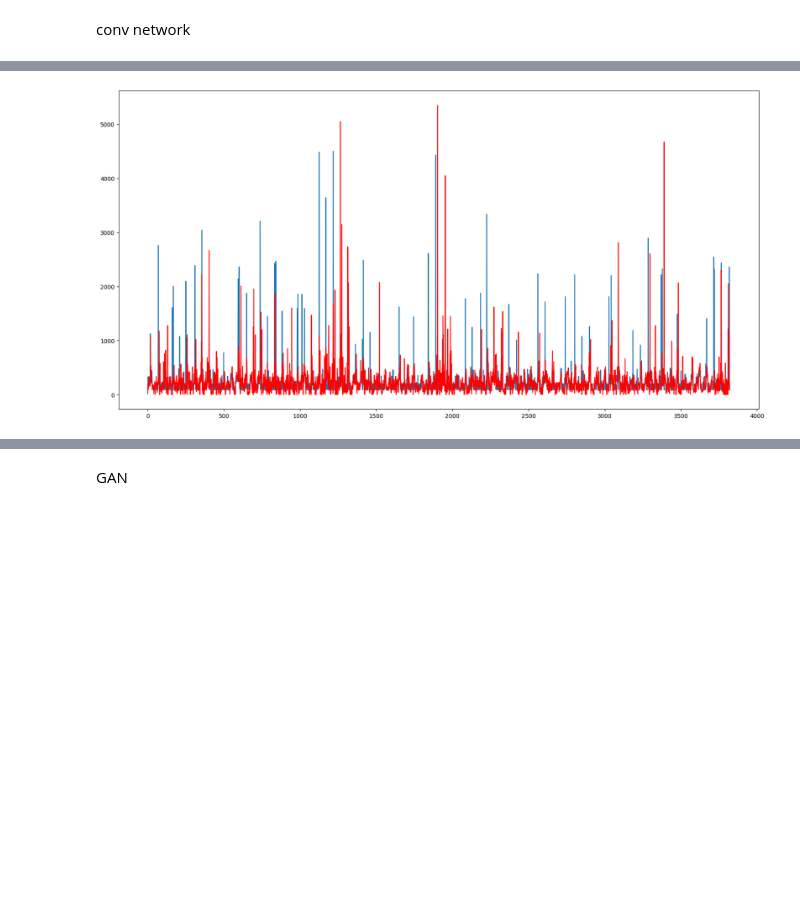
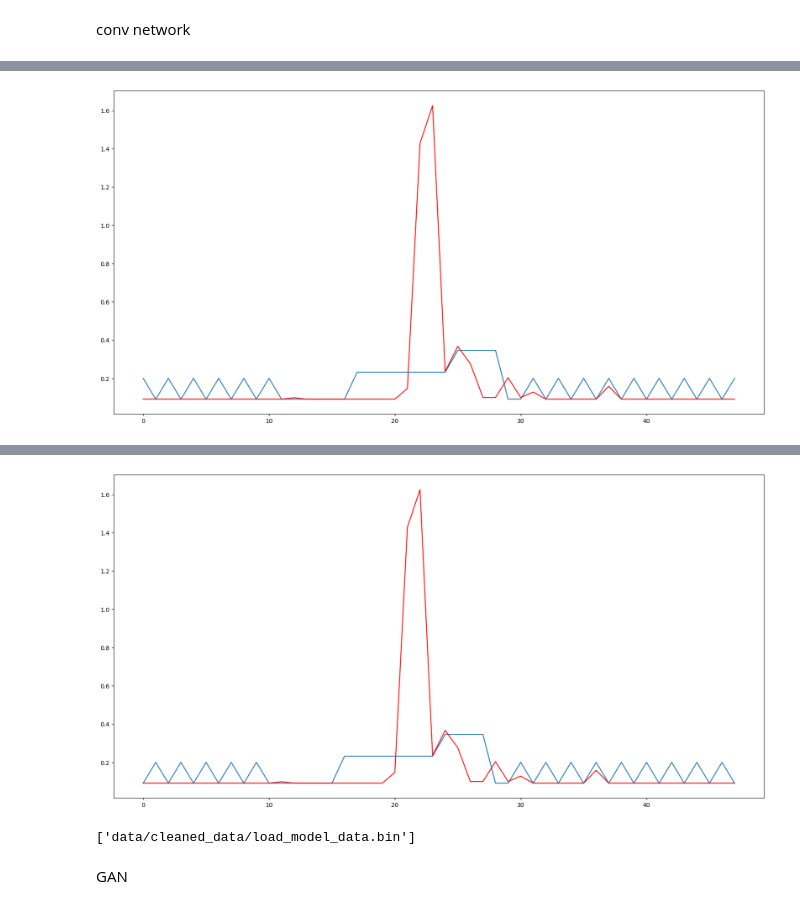
Before and after one commit to Muckthebuck/2023-Energy-kit, a Jupyter notebook: load_dnn.ipynb, the cells around one changed output, grey strips where cells are left out. Drawn from its saved outputs; the diff is of its cells as text; code cells hidden in the pictures; blank space fills up the shorter version.

```diff
--- a/load_dnn.ipynb
+++ b/load_dnn.ipynb
@@ -466,7 +497,20 @@ mean_squared_error(Ytest,preds)
-# %%
-plt.figure(figsize=(20,10))
-plt.plot(Ytest)
-plt.plot(preds1, 'r')
-plt.show()
-# %% [output]
-[figure, removed]
+# %%
+def plot_pred(model, Xtest, Ytest):
+    preds1 = model.predict(Xtest)
+    preds1 = clean_load_pred(preds1)
+
+
+    Ytest1=np.asanyarray(Ytest)
+    Ytest1=Ytest1.reshape(-1,1)
+    Ytest1 = scaler.inverse_transform(Ytest1)
+
+
+    mean_squared_error(Ytest1,preds1)
+    plt.figure(figsize=(20,10))
+    plt.plot(Ytest1)
+    plt.plot(preds1, 'r')
+    plt.show()
+# %%
+plot_pred(model, Xtest[:48], Ytest[:48])
+plot_pred(model, Xtest[1:49], Ytest[1:49])
+# %% [output]
@@ -472,0 +518 @@ plt.show()
+[figure, added]
@@ -473,3 +520,10 @@ plt.show()
+[figure, added]
+# %%
+df_load_val_batches = {'X_test_batch': Xtest, 'Y_test_batches': Ytest, 'X_train': Xtrain, 'Y_train': Ytrain, 'original filtered data': df, 'training_size': training_size,  'scaler_y': scaler}
+type(df_load_val_batches)
+dump(df_load_val_batches, 'data/cleaned_data/load_model_data.bin')
+# %% [output]
+['data/cleaned_data/load_model_data.bin']
 # %% [markdown]
 GAN
 # %%
```
Also changed, not shown: parts of 11 cells of this notebook, 8 other files.
